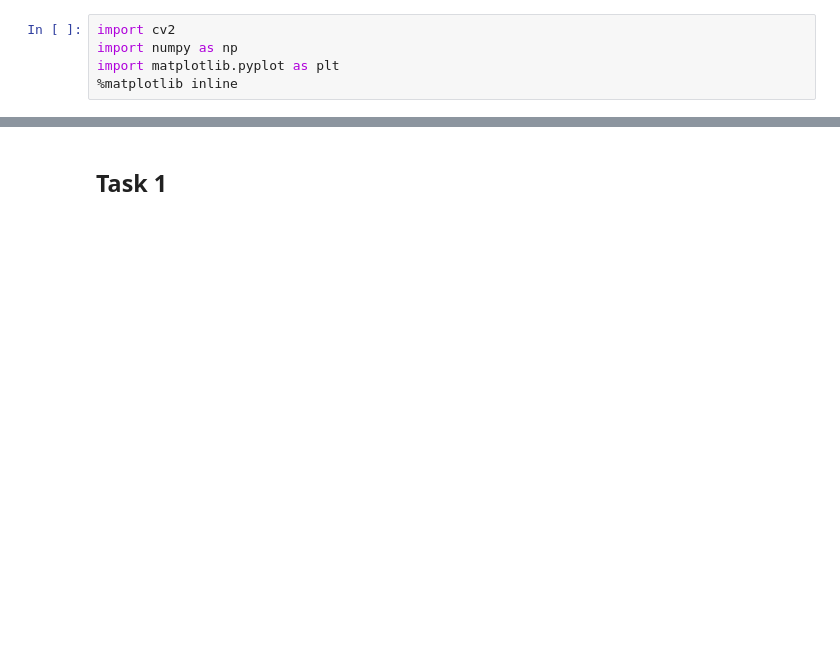
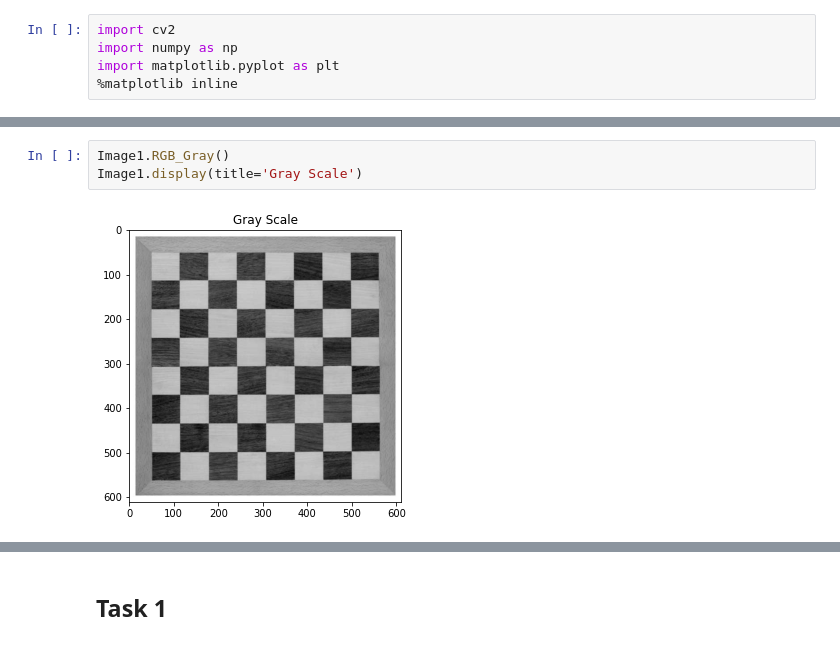
Before and after one commit to YehiaEhab16/AMIT_Projects_Machine_Learning, a Jupyter notebook: Computer Vision/Assignment 13/Edge_Detection.ipynb, the cells around one changed output, grey strips where cells are left out. Drawn from its saved outputs; the diff is of its cells as text; blank space fills up the shorter version.

```diff
--- a/Computer Vision/Assignment 13/Edge_Detection.ipynb
+++ b/Computer Vision/Assignment 13/Edge_Detection.ipynb
@@ -42,0 +113,5 @@ task3_gray = cv2.cvtColor(task3, cv2.COLOR_BGR2GRAY)
+# %%
+Image1.RGB_Gray()
+Image1.display(title='Gray Scale')
+# %% [output]
+[figure, added]
```
Also changed, not shown: parts of 72 cells of this notebook, 6 other files.
